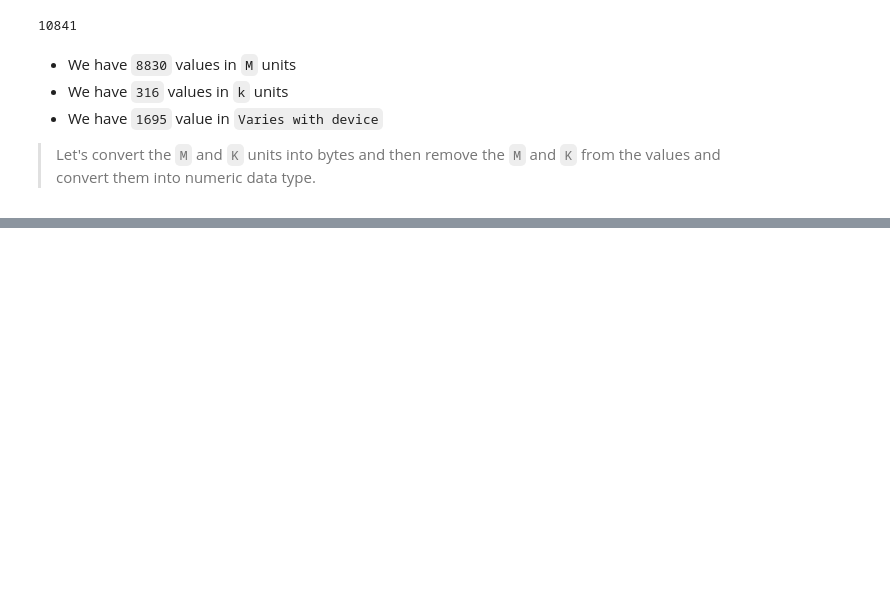
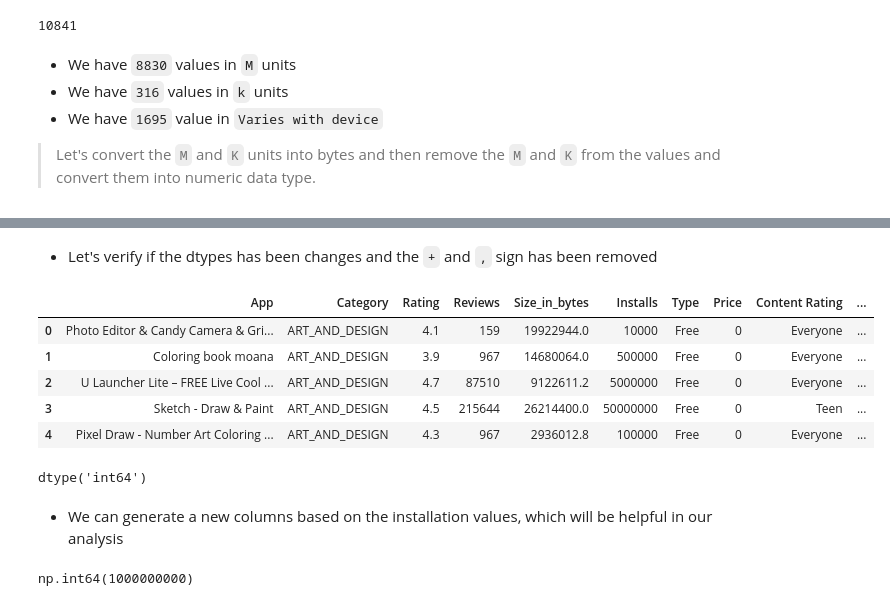
Before and after one commit to AltafHussain533/python-for-data-science, a Jupyter notebook: pandas_tips_trick/05_complete_EDA_google_playstore_data.ipynb, the cells around one changed output, grey strips where cells are left out. Drawn from its saved outputs; the diff is of its cells as text; code cells hidden in the pictures; blank space fills up the shorter version.

```diff
--- a/pandas_tips_trick/05_complete_EDA_google_playstore_data.ipynb
+++ b/pandas_tips_trick/05_complete_EDA_google_playstore_data.ipynb
@@ -178,3 +178,28 @@ np.int64(10841)
 - We have `1695` value in `Varies with device`
 
 > Let's convert the `M` and `K` units into bytes and then remove the `M` and `K` from the values and convert them into numeric data type.
+# %%
+# convert the size column to numeric by multiplying the values with 1024 if it has 'k' in it and 1024*1024 if it has 'M' in it
+# this function will convert the size column to numeric
+def convert_size(size):
+    # add function details here
+    '''
+    This function will convert the size column to numeric by multiplying the values with 1024 if it has 'k' in it and 1024*1024 if it has 'M' in it
+    '''
+
+    if isinstance(size, str):
+        if 'k' in size:
+            return float(size.replace('k', '')) * 1024
+        elif 'M' in size:
+            return float(size.replace('M', '')) * 1024 * 1024
+        elif 'Varies with device' in size:
+            return np.nan
+    return size
+
+df['Size'] = df['Size'].apply(convert_size)
+# %%
+# rename the column name 'Size' to 'Size_in_bytes'
+df.rename(columns={'Size': 'Size_in_bytes'}, inplace=True)
+# %%
+# making a new column called 'Size in Mb' which will have the size in MB
+df['Size_in_Mb'] = df['Size_in_bytes'].apply(lambda x: x/(1024*1024))
@@ -180,0 +262,28 @@ np.int64(10841)
+# %%
+# remove the plus sign from install column and convert it to numeric
+df['Installs'] = df['Installs'].apply(lambda x: x.replace('+', '') if '+' in str(x) else x)
+# also remove the commas from the install column
+df['Installs'] = df['Installs'].apply(lambda x: x.replace(',', '') if ',' in str(x) else x)
+# convert the install column to numeric (integers because this is the number of installs/count)
+df['Installs'] = df['Installs'].apply(lambda x: int(x))
+# %% [markdown]
+- Let's verify if the dtypes has been changes and the `+` and `,` sign has been removed
+# %%
+df.head() # check the head of the dataframe
+# %% [output]
+|  | App | Category | Rating | Reviews | Size_in_bytes | Installs | Type | Price | Content Rating | ... |
+| 0 | Photo Editor & Candy Camera & Gri... | ART_AND_DESIGN | 4.1 | 159 | 19922944.0 | 10000 | Free | 0 | Everyone | ... |
+| 1 | Coloring book moana | ART_AND_DESIGN | 3.9 | 967 | 14680064.0 | 500000 | Free | 0 | Everyone | ... |
+| 2 | U Launcher Lite – FREE Live Cool ... | ART_AND_DESIGN | 4.7 | 87510 | 9122611.2 | 5000000 | Free | 0 | Everyone | ... |
+| 3 | Sketch - Draw & Paint | ART_AND_DESIGN | 4.5 | 215644 | 26214400.0 | 50000000 | Free | 0 | Teen | ... |
+| 4 | Pixel Draw - Number Art Coloring ... | ART_AND_DESIGN | 4.3 | 967 | 2936012.8 | 100000 | Free | 0 | Everyone | ... |
+# %%
+df['Installs'].dtype # this will show the data type of the column
+# %% [output]
+dtype('int64')
+# %% [markdown]
+- We can generate a new columns based on the installation values, which will be helpful in our analysis
+# %%
+df['Installs'].max() # this will show the value counts of the column
+# %% [output]
+np.int64(1000000000)
```
Also changed, not shown: parts of 28 cells of this notebook.
